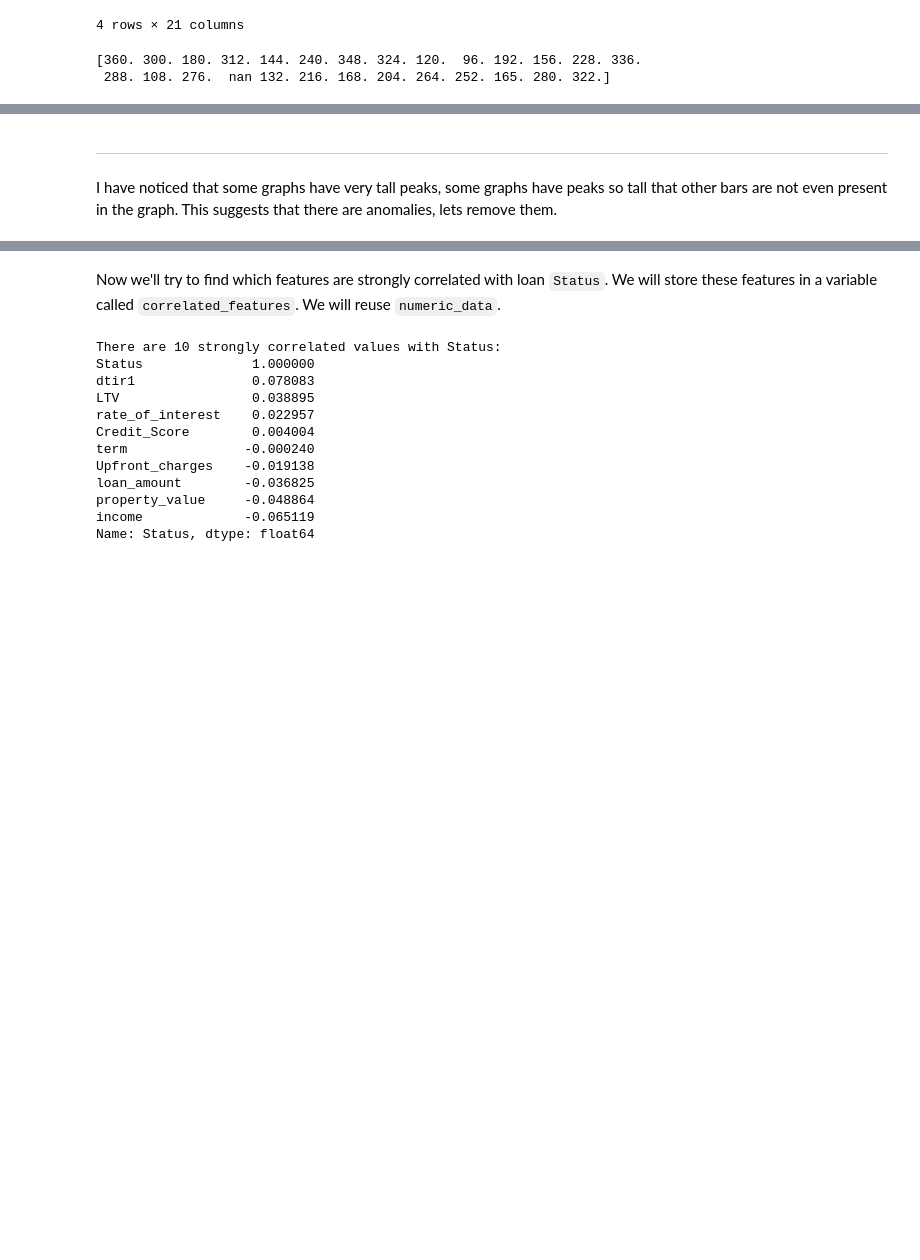
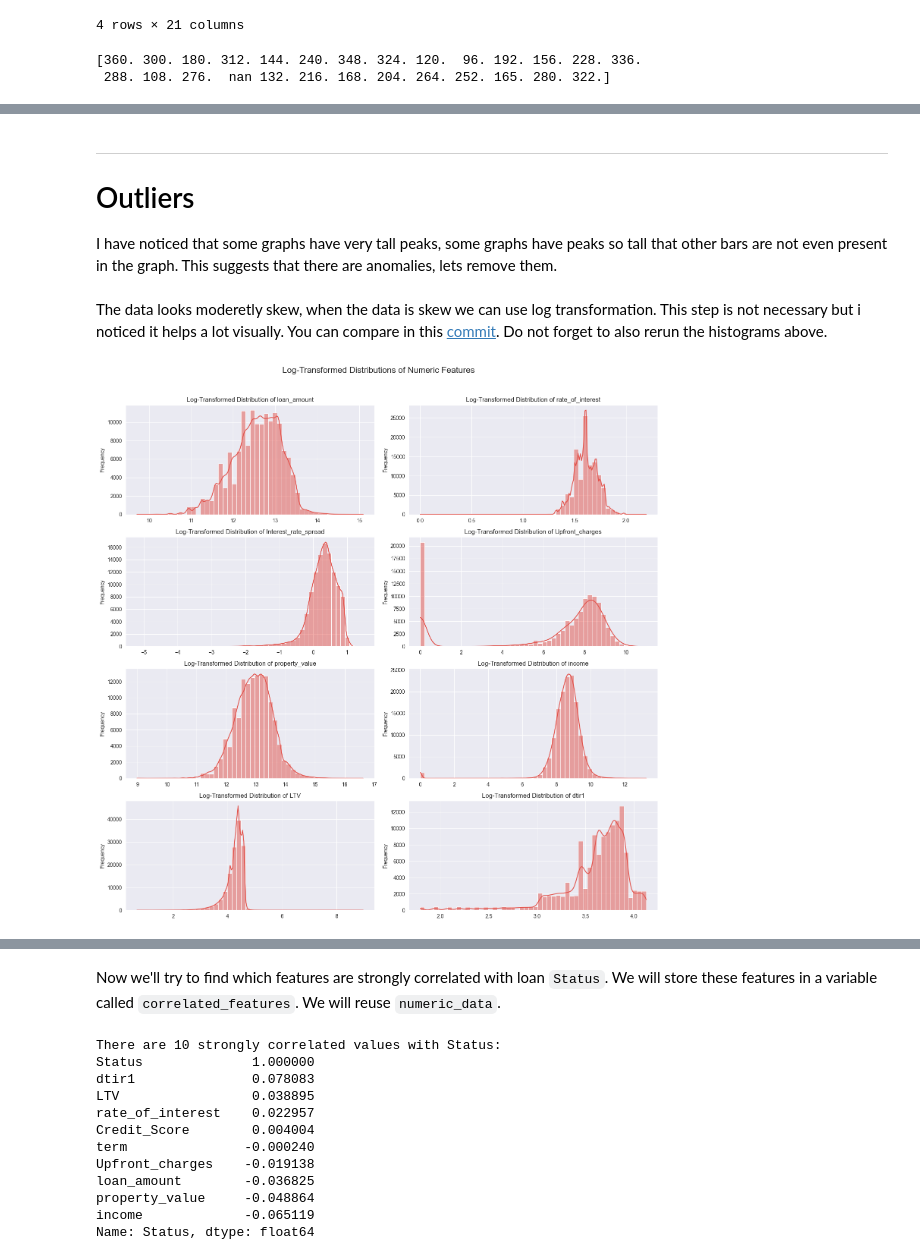
Before and after one commit to thebekhruz/predictive_modelling, a Jupyter notebook: eda/eda.ipynb, the cells around one changed output, grey strips where cells are left out. Saved outputs shown, nothing was run; the diff lists cells and outputs as text; code cells hidden in the pictures; blank space fills up the shorter version.

```diff
--- a/eda/eda.ipynb
+++ b/eda/eda.ipynb
@@ -167,0 +190,18 @@ We also need to remove all the nan values.
+# %%
+import pandas as pd
+
+# Define bins and labels
+bins = [500, 579, 639, 699, 749, 799, 900]
+labels = ['Very Poor', 'Poor', 'Fair', 'Good', 'Very Good', 'Excellent']
+
+# Apply binning
+data['Credit_Score_Category'] = pd.cut(data['Credit_Score'], bins=bins, labels=labels, include_lowest=True)
+
+# Convert to categorical type
+data['Credit_Score_Category'] = data['Credit_Score_Category'].astype('object')
+
+# Drop original column
+data.drop('Credit_Score', axis=1, inplace=True)
+
+# Verify the distribution
+print(data['Credit_Score_Category'].value_counts())
@@ -168,3 +224,27 @@ We also need to remove all the nan values.
 # %% [markdown]
 ---
+
+# Outliers
 I have noticed that some graphs have very tall peaks, some graphs have peaks so tall that other bars are not even present in the graph. This suggests that there are anomalies, lets remove them.
+# %% [markdown]
+The data looks moderetly skew, when the data is skew we can use log transformation. This step is not necessary but i noticed it helps a lot visually. You can compare in this [commit](https://github.com/thebekhruz/predictive_modelling/commit/aa006e7ed56d1176f2d2e70e002f19cc152d6989). Do not forget to also rerun the histograms above.
+# %%
+# Log transformation
+numeric_data = data.select_dtypes(include=['float64', 'int64'])
+numeric_data_log = np.log1p(numeric_data)
+
+# Plot histograms
+fig, axes = plt.subplots(nrows=4, ncols=2, figsize=(15, 15))
+axes = axes.flatten()
+
+for i, col in enumerate(numeric_data_log.columns):
+    sns.histplot(numeric_data_log[col], bins=50, kde=True, ax=axes[i])
+    axes[i].set_title(f'Log-Transformed Distribution of {col}', fontsize=12)
+    axes[i].set_xlabel('')
+    axes[i].set_ylabel('Frequency')
+
+plt.suptitle('Log-Transformed Distributions of Numeric Features', fontsize=16)
+plt.tight_layout(rect=[0, 0, 1, 0.96])
+plt.show()
+# %% [output]
+[figure, added]
```
Also changed, not shown: parts of 17 cells of this notebook, 1 other file.
